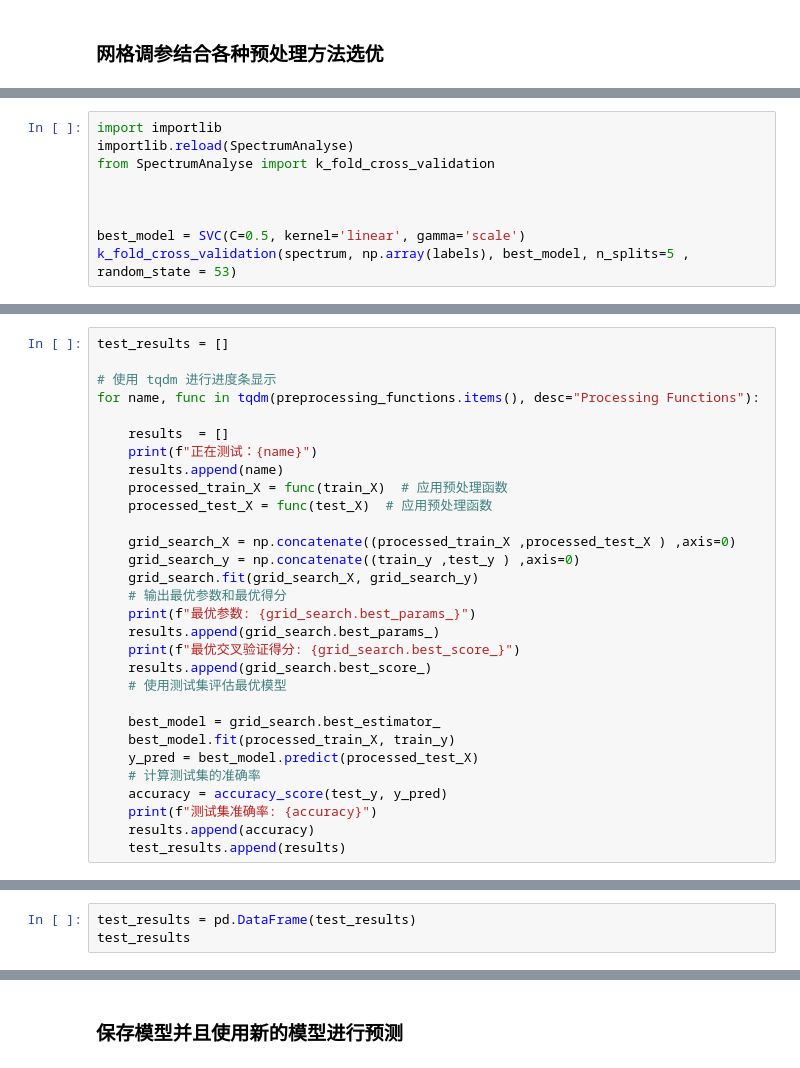
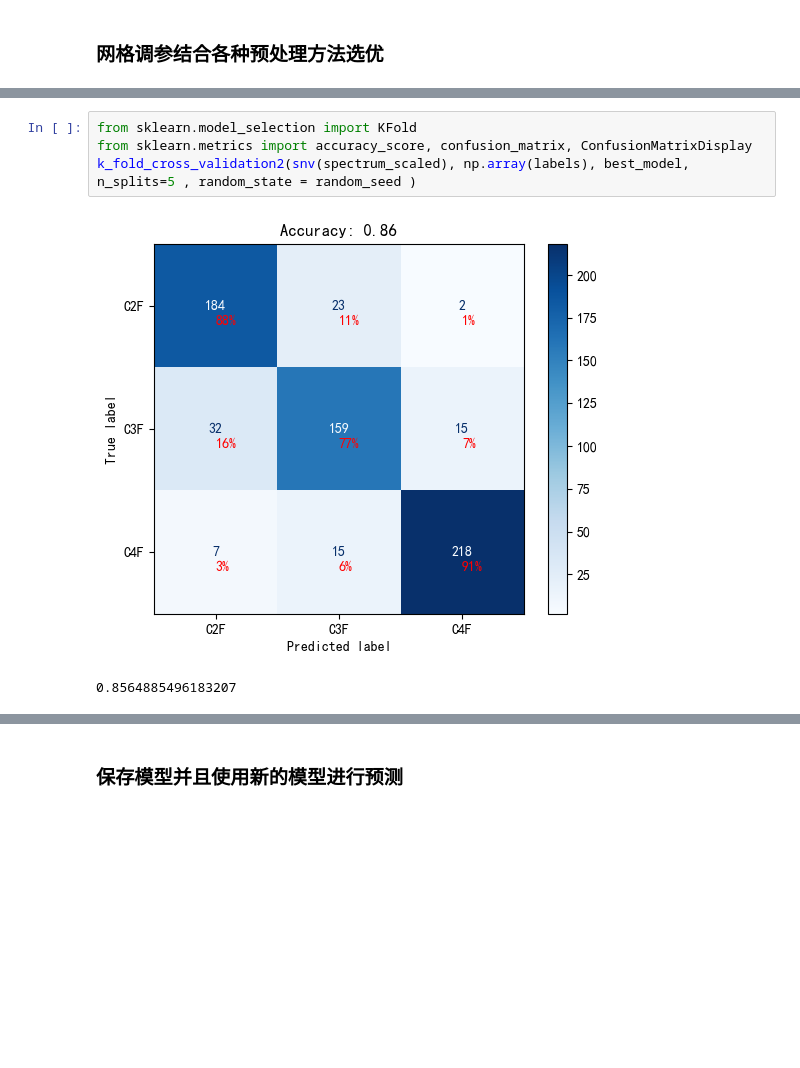
Before and after one commit to zwb-2023/Spectrum_analyse, a Jupyter notebook: SpectralAnalysis/光谱数据分类.ipynb, the cells around one changed output, grey strips where cells are left out. Drawn from its saved outputs; the diff is of its cells as text; blank space fills up the shorter version.

```diff
--- a/SpectralAnalysis/光谱数据分类.ipynb
+++ b/SpectralAnalysis/光谱数据分类.ipynb
@@ -145,9 +154,0 @@ np.float64(0.46551724137931033)
-# %%
-import importlib
-importlib.reload(SpectrumAnalyse)
-from SpectrumAnalyse import k_fold_cross_validation
-
-
-
-best_model = SVC(C=0.5, kernel='linear', gamma='scale')
-k_fold_cross_validation(spectrum, np.array(labels), best_model, n_splits=5 , random_state = 53)
@@ -187,30 +154,0 @@ test_y = labels2
-# %%
-test_results = []
-
-# 使用 tqdm 进行进度条显示
-for name, func in tqdm(preprocessing_functions.items(), desc="Processing Functions"):
-
-    results  = []
-    print(f"正在测试：{name}")
-    results.append(name)
-    processed_train_X = func(train_X)  # 应用预处理函数
-    processed_test_X = func(test_X)  # 应用预处理函数
-
-    grid_search_X = np.concatenate((processed_train_X ,processed_test_X ) ,axis=0)
-    grid_search_y = np.concatenate((train_y ,test_y ) ,axis=0)
-    grid_search.fit(grid_search_X, grid_search_y)
-    # 输出最优参数和最优得分
-    print(f"最优参数: {grid_search.best_params_}")
-    results.append(grid_search.best_params_)
-    print(f"最优交叉验证得分: {grid_search.best_score_}")
-    results.append(grid_search.best_score_)
-    # 使用测试集评估最优模型
-
-    best_model = grid_search.best_estimator_
-    best_model.fit(processed_train_X, train_y)
-    y_pred = best_model.predict(processed_test_X)
-    # 计算测试集的准确率
-    accuracy = accuracy_score(test_y, y_pred)
-    print(f"测试集准确率: {accuracy}")
-    results.append(accuracy)
-    test_results.append(results)
@@ -253,3 +155,7 @@ Fitting 3 folds for each of 90 candidates, totalling 270 fits
-# %%
-test_results = pd.DataFrame(test_results)
-test_results
+# %%
+from sklearn.model_selection import KFold
+from sklearn.metrics import accuracy_score, confusion_matrix, ConfusionMatrixDisplay
+k_fold_cross_validation2(snv(spectrum_scaled), np.array(labels), best_model, n_splits=5 , random_state = random_seed )
+# %% [output]
+[figure, added]
+0.8564885496183207
```
Also changed, not shown: parts of 20 cells of this notebook.
